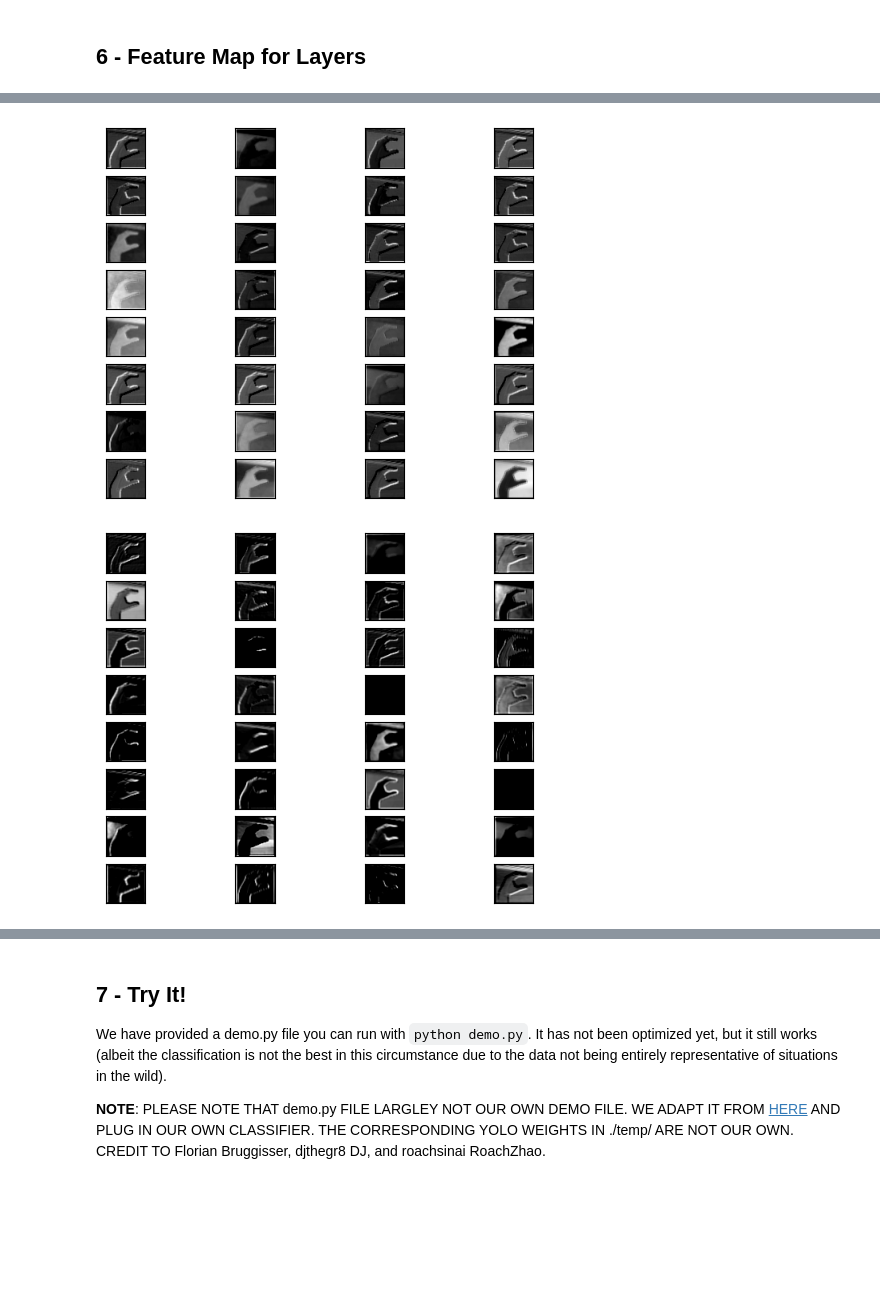
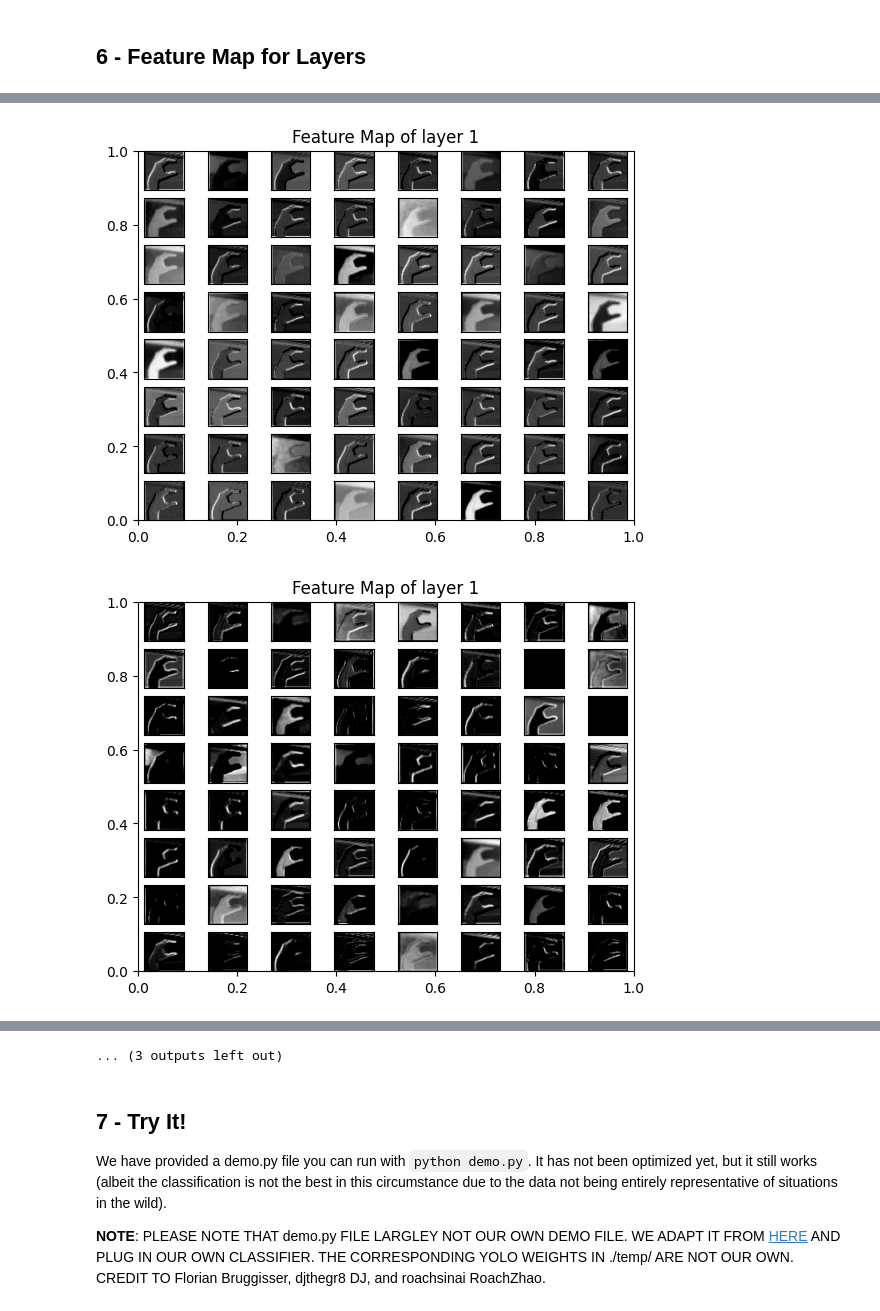
Before and after one commit to Joeshmoe03/ASL-classification, a Jupyter notebook: end_to_end.ipynb, the cells around one changed output, grey strips where cells are left out. Cells and saved outputs as stored; diff of their text form; code cells hidden in the pictures; blank space fills up the shorter version.

Commit message:
Added visualizations

```diff
--- a/end_to_end.ipynb
+++ b/end_to_end.ipynb
@@ -741,12 +743,20 @@ prediction = model.predict(test_img)
 # Argmax to get the predicted class from the multiple softmax probabilities.
 predicted_class = np.argmax(prediction)
 
-# top 5 predictions: argsort for 5 highest probabilities and reverse to get highest first.
+# top 5 predictions: argsort for 5 highest probabilities and reverse to get highest first with probabilities
 top_5 = np.argsort(prediction[0])[-5:][::-1]
-print(f"Top 5 classes: {[class_names[i] for i in top_5]}")
-print(f"Predicted class: {predicted_class} with probability {str(round(prediction[0][predicted_class], ndigits=4))}")
-print(f"Actual class: {label} with probability {str(round(prediction[0][label], ndigits=4))}")
+top_5_probs = [(class_names[class_i], round(prediction[0][class_i], ndigits=4)) for class_i in top_5]
+print(f"Top 5 classes: {top_5_probs}")
+print(f"Predicted class: '{class_names[predicted_class]}' with probability {str(round(prediction[0][predicted_class], ndigits=4))}")
+print(f"Actual class: '{class_names[label]}'")
 
 # plot the image (squeeze it to remove the batch dimension)
-plt.imshow(test_img.squeeze())
+arr = list(zip(*top_5_probs))
+fig, ax = plt.subplots(1)
+ax.imshow(test_img.squeeze())
+label = "Actual: " + class_names[label] + "\n"
+for l, p in top_5_probs:
+    label += l + ': ' + str(p) + "\n"
+ax.text(2, 15, label.strip(), bbox={'facecolor': 'white', 'pad': 5})
+plt.show()
 # %% [output]
@@ -804,12 +815,15 @@ def getFeatureMap(model, img, img_size=(50, 50)):
     img = np.expand_dims(img, axis=0)
 
     feature_maps = new_model.predict(img)
+    layer_i = 0
     for fmap in feature_maps:
+        plt.title(f"Feature Map of layer {layer_i}")
+
         ix = 1
         for _ in range(8):
-            for _ in range(4):
+            for _ in range(8):
                 # specify subplot and turn of axis
-                ax = plt.subplot(8, 4, ix)
+                ax = plt.subplot(8, 8, ix)
                 ax.set_xticks([])
                 ax.set_yticks([])
                 # plot filter channel in grayscale
@@ -817,6 +831,7 @@ def getFeatureMap(model, img, img_size=(50, 50)):
                 ix += 1
         # show the figure
         plt.show()
+        layer_i += 1
     return
 
 test_featuremap_img = cv2.imread(f'data/asl_alphabet_test/asl_alphabet_test/{letter}_test.jpg')
@@ -826,2 +842,2 @@ getFeatureMap(model, test_featuremap_img, img_size)
-[figure, old version]
+[figure, new version]
-[figure, old version]
+[figure, new version]
@@ -839,3 +852,4 @@ getFeatureMap(model, test_featuremap_img, img_size)
+... (3 outputs left out)
 # %% [markdown]
 ## **7 - Try It!**
 
```
Also changed, not shown: parts of 8 cells of this notebook.
